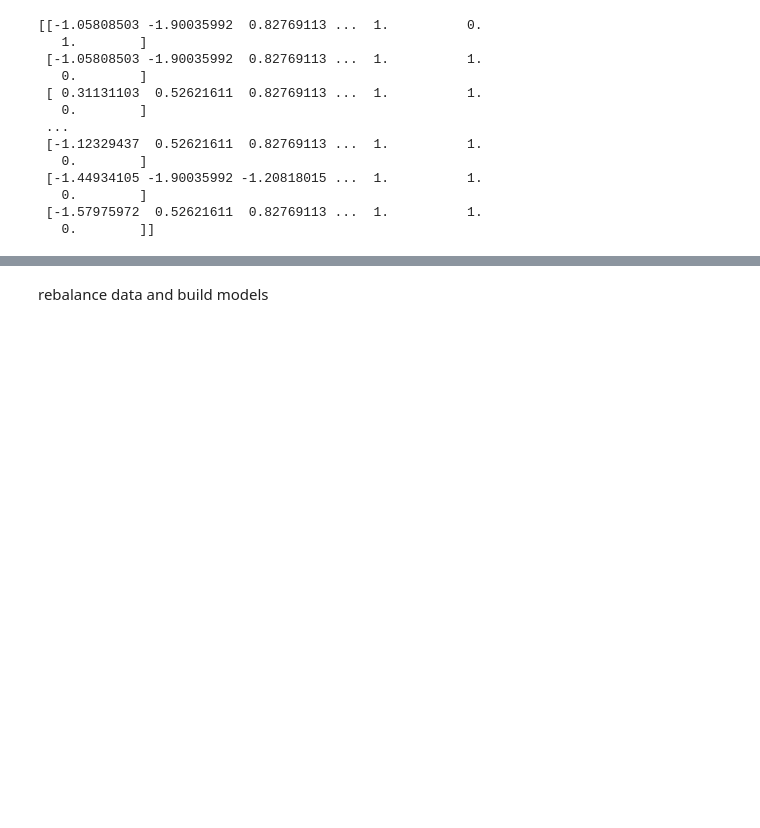
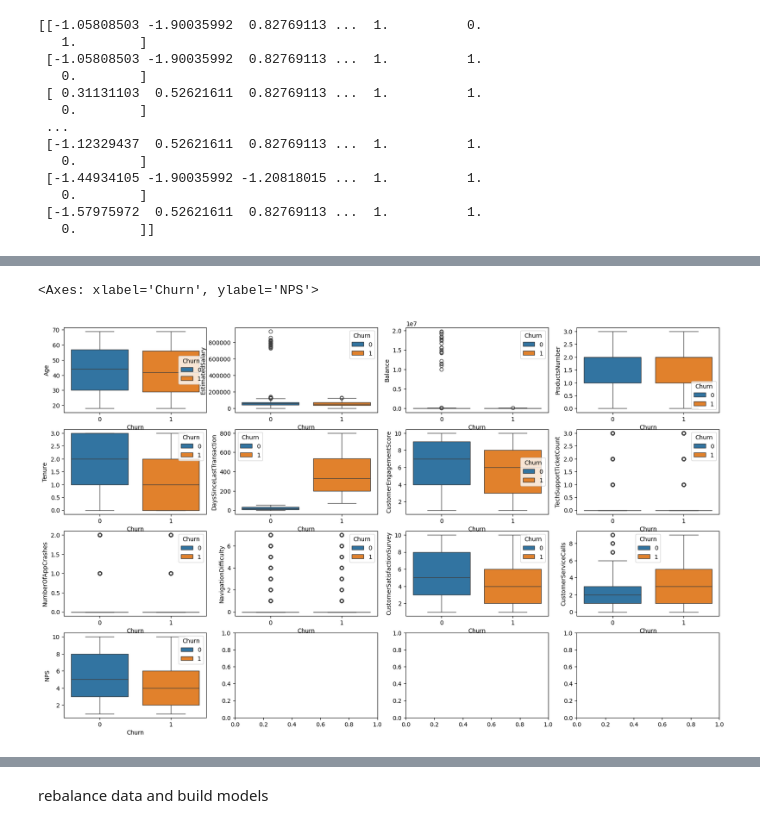
Before and after one commit to joytsy/DSA3101-2320-Ateam, a Jupyter notebook: backend/ml_model_classification.ipynb, the cells around one changed output, grey strips where cells are left out. Cells and saved outputs as stored; diff of their text form; code cells hidden in the pictures; blank space fills up the shorter version.

```diff
--- a/backend/ml_model_classification.ipynb
+++ b/backend/ml_model_classification.ipynb
@@ -88,0 +135,19 @@ print(X_preprocessed)
+# %%
+#eda - looking at continuous features
+fig, axarr = plt.subplots(4, 4, figsize=(20, 12))
+sns.boxplot(y='Age',x = 'Churn', hue = 'Churn',data = df, ax=axarr[0][0])
+sns.boxplot(y='EstimatedSalary',x = 'Churn', hue = 'Churn',data = df , ax=axarr[0][1])
+sns.boxplot(y='Balance',x = 'Churn', hue = 'Churn',data = df, ax=axarr[0][2])
+sns.boxplot(y='ProductsNumber',x = 'Churn', hue = 'Churn',data = df, ax=axarr[0][3])
+sns.boxplot(y='Tenure',x = 'Churn', hue = 'Churn',data = df, ax=axarr[1][0])
+sns.boxplot(y='DaysSinceLastTransaction',x = 'Churn', hue = 'Churn',data = df, ax=axarr[1][1])
+sns.boxplot(y='CustomerEngagementScore',x = 'Churn', hue = 'Churn',data = df, ax=axarr[1][2])
+sns.boxplot(y='TechSupportTicketCount',x = 'Churn', hue = 'Churn',data = df, ax=axarr[1][3])
+sns.boxplot(y='NumberOfAppCrashes',x = 'Churn', hue = 'Churn',data = df, ax=axarr[2][0])
+sns.boxplot(y='NavigationDifficulty',x = 'Churn', hue = 'Churn',data = df, ax=axarr[2][1])
+sns.boxplot(y='CustomerSatisfactionSurvey',x = 'Churn', hue = 'Churn',data = df, ax=axarr[2][2])
+sns.boxplot(y='CustomerServiceCalls',x = 'Churn', hue = 'Churn',data = df, ax=axarr[2][3])
+sns.boxplot(y='NPS',x = 'Churn', hue = 'Churn',data = df, ax=axarr[3][0])
+# %% [output]
+<Axes: xlabel='Churn', ylabel='NPS'>
+[figure, added]
```
Also changed, not shown: parts of 11 cells of this notebook.
